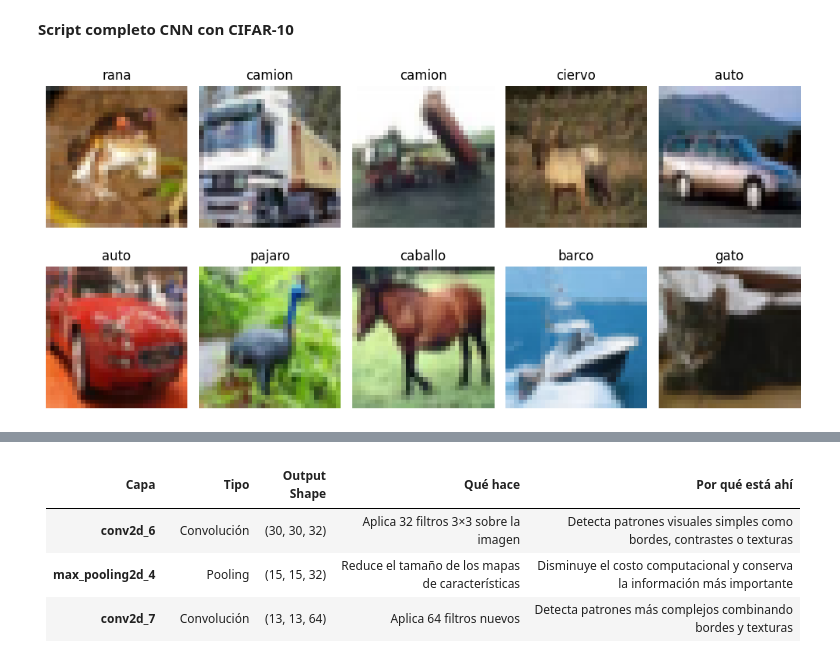
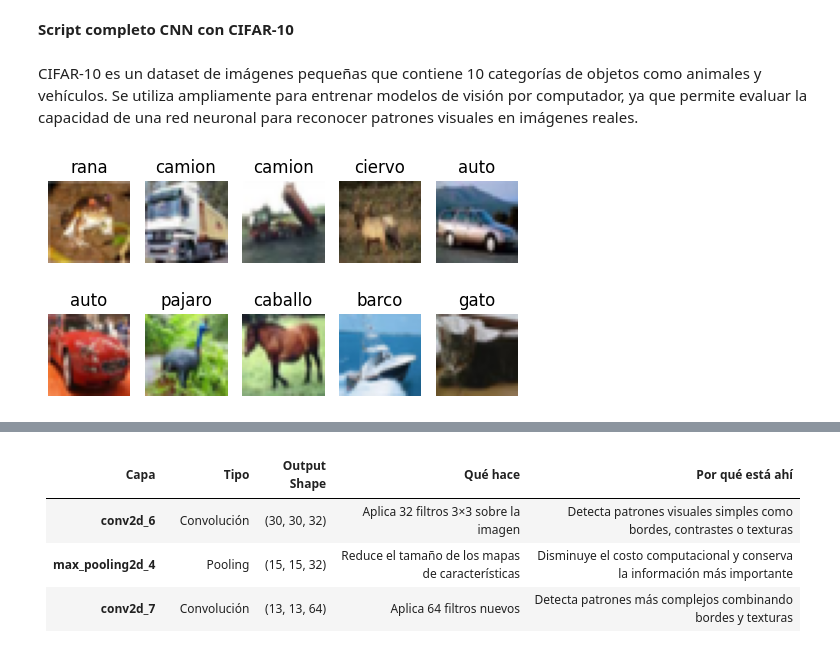
Before and after one commit to yuri19762008/000_ANALISTA-DATOS---TALENTO-DIGITAL, a Jupyter notebook: Bootcamp-main/Modulo8/Leccion4/Index_M8_AE4.ipynb, the cells around one changed output, grey strips where cells are left out. Saved outputs shown, nothing was run; the diff lists cells and outputs as text; code cells hidden in the pictures.

```diff
--- a/Bootcamp-main/Modulo8/Leccion4/Index_M8_AE4.ipynb
+++ b/Bootcamp-main/Modulo8/Leccion4/Index_M8_AE4.ipynb
@@ -116,35 +128,37 @@ Resultado de la convolución:
 [figure]
 # %% [markdown]
 **Script completo CNN con CIFAR-10**
+# %% [markdown]
+CIFAR-10 es un dataset de imágenes pequeñas que contiene 10 categorías de objetos como animales y vehículos. Se utiliza ampliamente para entrenar modelos de visión por computador, ya que permite evaluar la capacidad de una red neuronal para reconocer patrones visuales en imágenes reales.
 # %%
 import tensorflow as tf
 from tensorflow.keras import layers, models
 import matplotlib.pyplot as plt
 import numpy as np
 
 # 1. Cargar dataset CIFAR-10
 (x_train, y_train), (x_test, y_test) = tf.keras.datasets.cifar10.load_data()
 
 class_names = [
     'avion', 'auto', 'pajaro', 'gato', 'ciervo',
     'perro', 'rana', 'caballo', 'barco', 'camion'
 ]
 
 # 2. Normalizar imágenes
 x_train = x_train.astype("float32") / 255.0
 x_test = x_test.astype("float32") / 255.0
 
 # 3. Mostrar algunas imágenes
-plt.figure(figsize=(10, 5))
+plt.figure(figsize=(5, 3))
 for i in range(10):
     plt.subplot(2, 5, i + 1)
     plt.imshow(x_train[i])
     plt.title(class_names[y_train[i][0]])
     plt.axis("off")
 plt.tight_layout()
 plt.show()
 # %% [output]
-[figure, old version]
+[figure, new version]
 # %%
 # 4. Definir modelo CNN
 model = models.Sequential([
```
Also changed, not shown: parts of 23 cells of this notebook, 5 other files.
